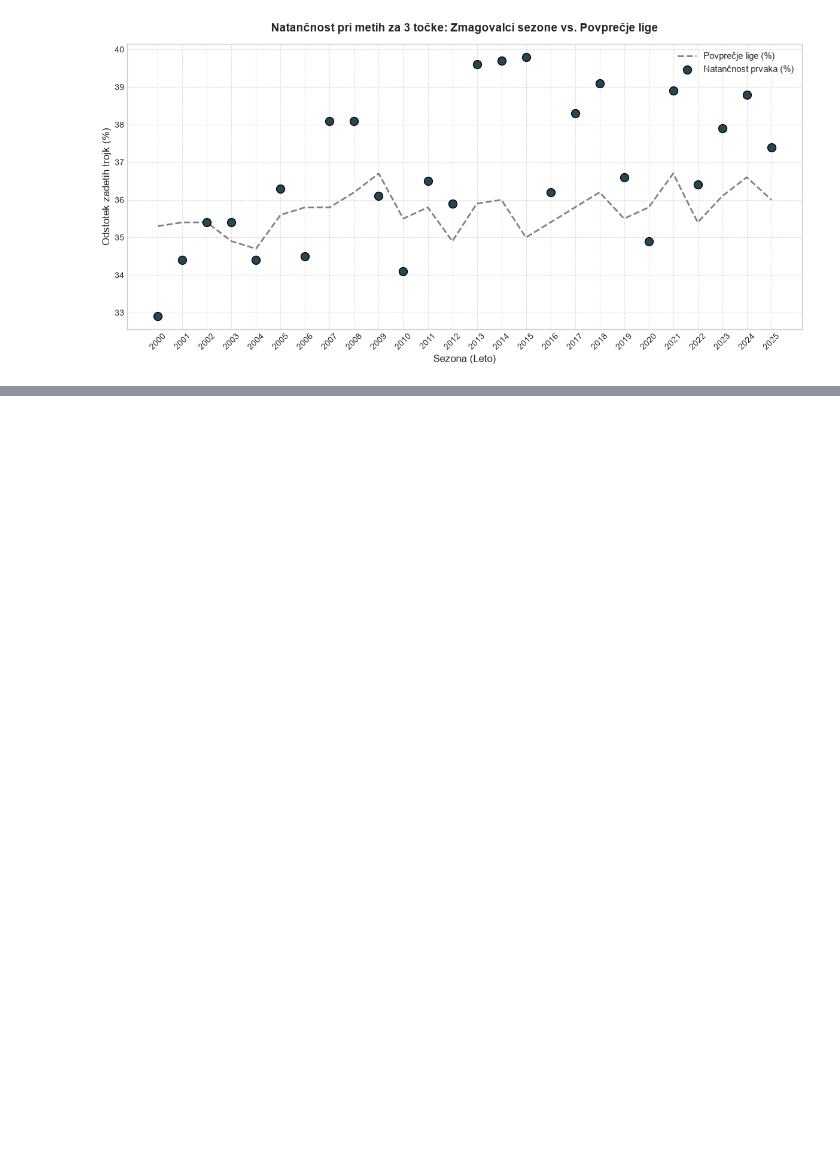
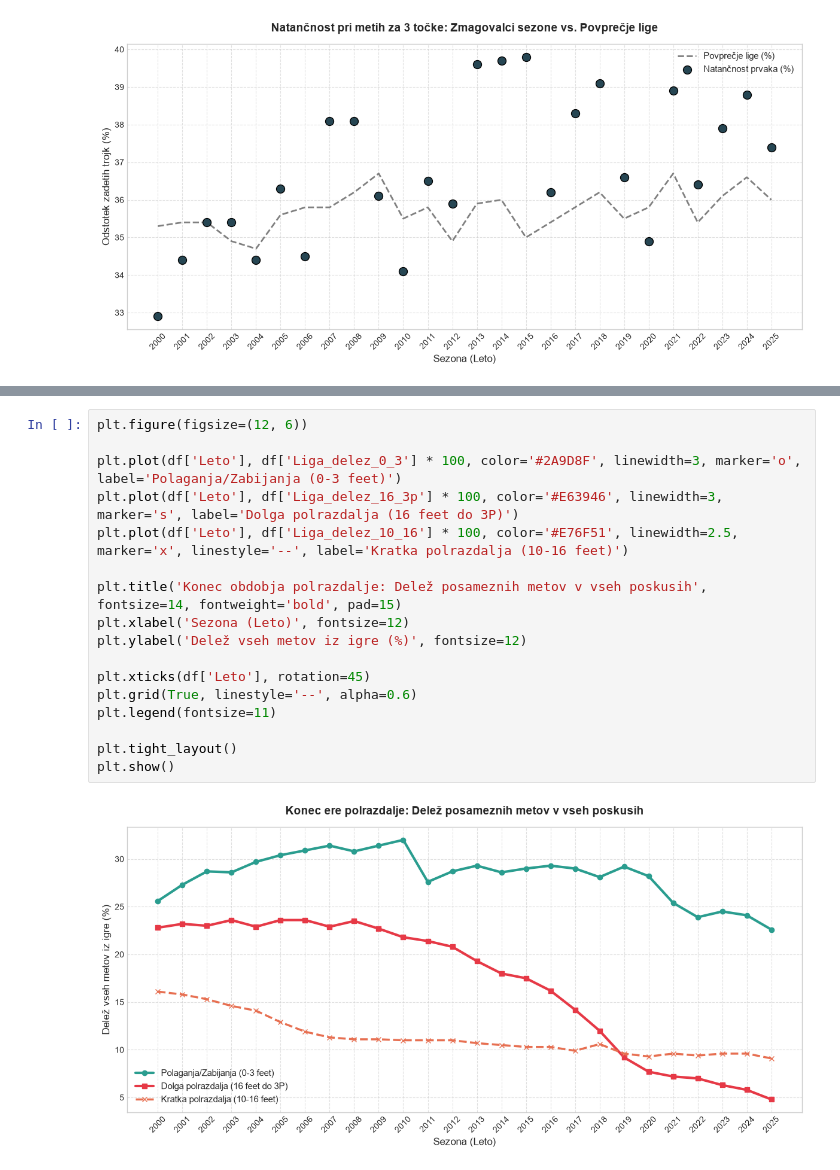
Before and after one commit to AleksZorko/projektna_naloga_uvp, a Jupyter notebook: analiza.ipynb, the cells around one changed output, grey strips where cells are left out. Saved outputs shown, nothing was run; the diff lists cells and outputs as text; blank space fills up the shorter version.

```diff
--- a/analiza.ipynb
+++ b/analiza.ipynb
@@ -178,3 +183,22 @@ plt.show()
+# %%
+plt.figure(figsize=(12, 6))
+
+plt.plot(df['Leto'], df['Liga_delez_0_3'] * 100, color='#2A9D8F', linewidth=3, marker='o', label='Polaganja/Zabijanja (0-3 feet)')
+plt.plot(df['Leto'], df['Liga_delez_16_3p'] * 100, color='#E63946', linewidth=3, marker='s', label='Dolga polrazdalja (16 feet do 3P)')
+plt.plot(df['Leto'], df['Liga_delez_10_16'] * 100, color='#E76F51', linewidth=2.5, marker='x', linestyle='--', label='Kratka polrazdalja (10-16 feet)')
+
+plt.title('Konec obdobja polrazdalje: Delež posameznih metov v vseh poskusih', fontsize=14, fontweight='bold', pad=15)
+plt.xlabel('Sezona (Leto)', fontsize=12)
+plt.ylabel('Delež vseh metov iz igre (%)', fontsize=12)
+
+plt.xticks(df['Leto'], rotation=45)
+plt.grid(True, linestyle='--', alpha=0.6)
+plt.legend(fontsize=11)
+
+plt.tight_layout()
+plt.show()
+# %% [output]
+[figure, added]
 # %% [markdown]
 ---
 ## Končne ugotovitve
```
Also changed, not shown: parts of 4 cells of this notebook, 2 other files.
